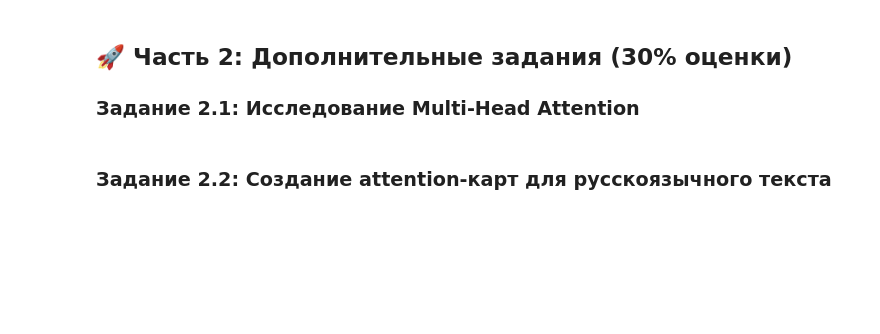
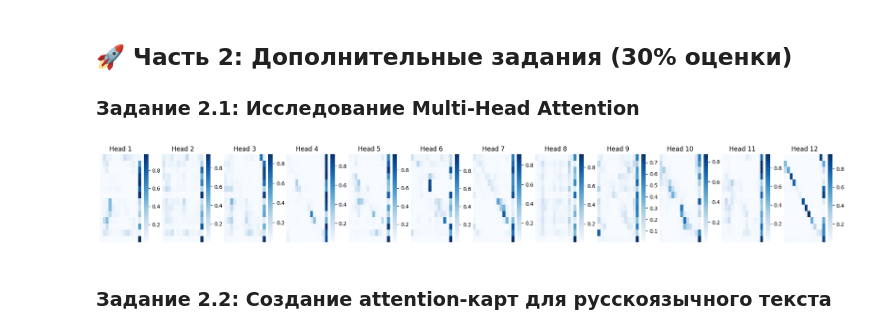
Before and after one commit to dmitryplus/otus_llm_develop_dz, a Jupyter notebook: hw1_attention_visualization.ipynb, the cells around one changed output. Drawn from its saved outputs; the diff is of its cells as text; code cells hidden in the pictures; blank space fills up the shorter version.

```diff
--- a/hw1_attention_visualization.ipynb
+++ b/hw1_attention_visualization.ipynb
@@ -64,14 +56,11 @@ models_info = {
     }
 }
 
-# TODO: Загрузите токенизаторы и модели для BERT и GPT-2
-# используя библиотеку Transformers
-#
-# Заполните словарь models_info
+models_info['BERT']['tokenizer'] = BertTokenizer.from_pretrained(models_info['BERT']['model_name'])
+models_info['BERT']['model'] = BertModel.from_pretrained(models_info['BERT']['model_name'], output_attentions=True)
 
-models_info['BERT']['tokenizer'] = ...
-models_info['BERT']['model'] = ...
-models_info['GPT-2']['tokenizer'] = ...
-models_info['GPT-2']['model'] = ...
+models_info['GPT-2']['tokenizer'] = GPT2Tokenizer.from_pretrained(models_info['GPT-2']['model_name'])
+models_info['GPT-2']['model'] = GPT2Model.from_pretrained(models_info['GPT-2']['model_name'], output_attentions=True)
+
 
 print("Модели загружены успешно!")
@@ -160,15 +189,25 @@ plot_attention_heatmap(gpt2_attention, gpt2_tokens, 'GPT-2', layer_idx=0, head_i
 # %%
 def analyze_multi_head_attention(attention_weights, tokens, model_name, layer_idx=6):
     """
     Анализ того, как разные головы attention фокусируются на разных аспектах
     """
-    num_heads = ...
 
-    # TODO: Создайте визуализацию attention для всех голов в одном слое
+    num_heads = attention_weights[layer_idx].shape[1]
+
+    fig, axs = plt.subplots(1, num_heads, figsize=(25, 3))
+
+    for head in range(num_heads):
+        sns.heatmap(attention_weights[layer_idx][0, head].cpu().numpy(), xticklabels=tokens, yticklabels=tokens, ax=axs[head], cmap='Blues')
+        axs[head].set_title(f'Head {head+1}')
+        axs[head].axis('off')
+
+    plt.show()
 
 
 # Анализируем multi-head attention для средних слоев
 analyze_multi_head_attention(bert_attention, bert_tokens, 'BERT', layer_idx=6)
+# %% [output]
+[figure, added]
 # %% [markdown]
 ### Задание 2.2: Создание attention-карт для русскоязычного текста
 # %%
```
Also changed, not shown: parts of 11 cells of this notebook.
